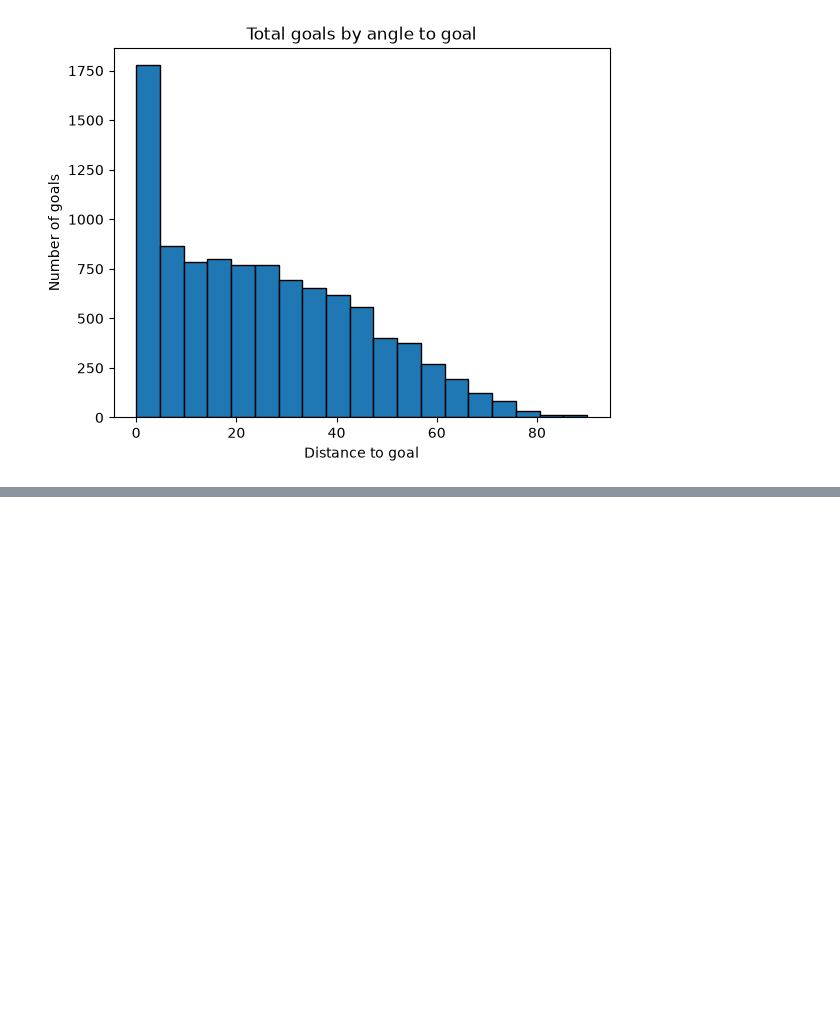
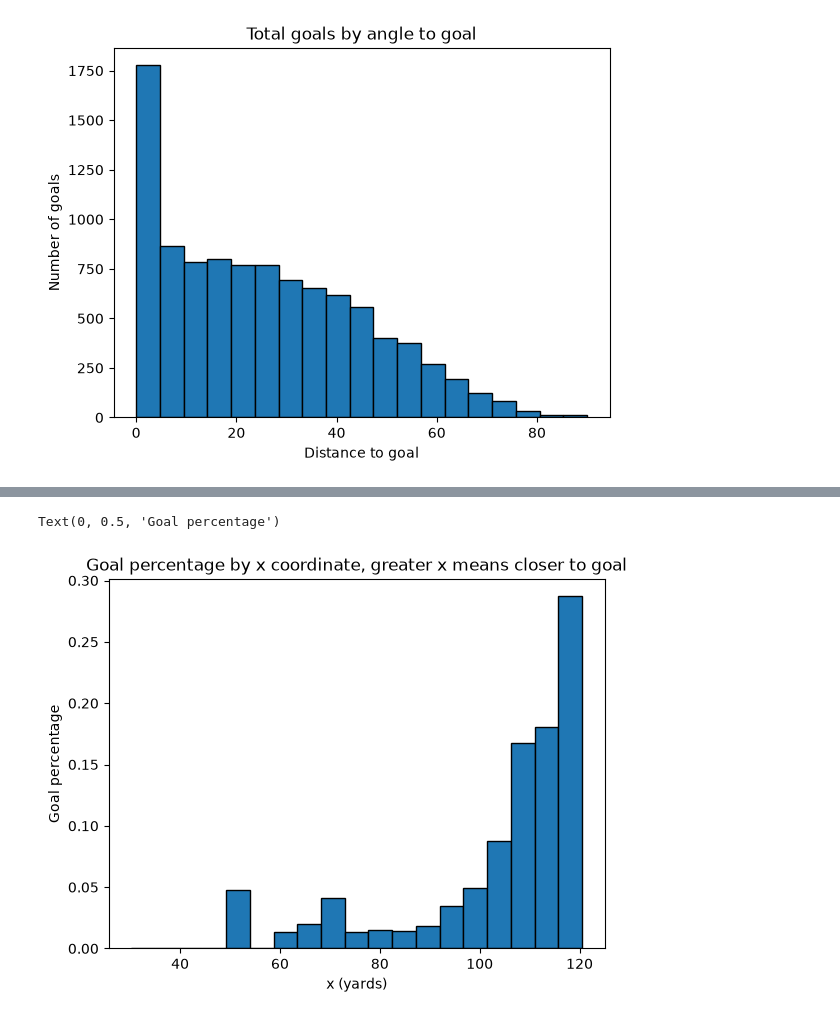
Before and after one commit to joeyallen1/Expected-goals-bayesian, a Jupyter notebook: eda.ipynb, the cells around one changed output, grey strips where cells are left out. Saved outputs shown, nothing was run; the diff lists cells and outputs as text; code cells hidden in the pictures; blank space fills up the shorter version.

```diff
--- a/eda.ipynb
+++ b/eda.ipynb
@@ -171,0 +173,21 @@ plt.show()
+# %%
+## Goal percentages by x, y coordinates
+
+bin_edges = np.linspace(dataset_df["x"].min(), dataset_df["x"].max(), 20)
+
+goal_percentages = []
+total_goals = []
+for i in range(len(bin_edges) - 1):
+    left = bin_edges[i]
+    right = bin_edges[i + 1]
+    in_bin = dataset_df[(dataset_df["x"] >= left) & (dataset_df["x"] < right)]
+    goal_percentages.append(in_bin["is_goal"].mean())
+    total_goals.append(in_bin["is_goal"].sum())
+
+plt.bar(bin_edges[:-1], goal_percentages, align="edge", width=np.diff(bin_edges), edgecolor="black")
+plt.title("Goal percentage by x coordinate, greater x means closer to goal")
+plt.xlabel("x (yards)")
+plt.ylabel("Goal percentage")
+# %% [output]
+Text(0, 0.5, 'Goal percentage')
+[figure, added]
```
Also changed, not shown: parts of 7 cells of this notebook, 2 other files.
